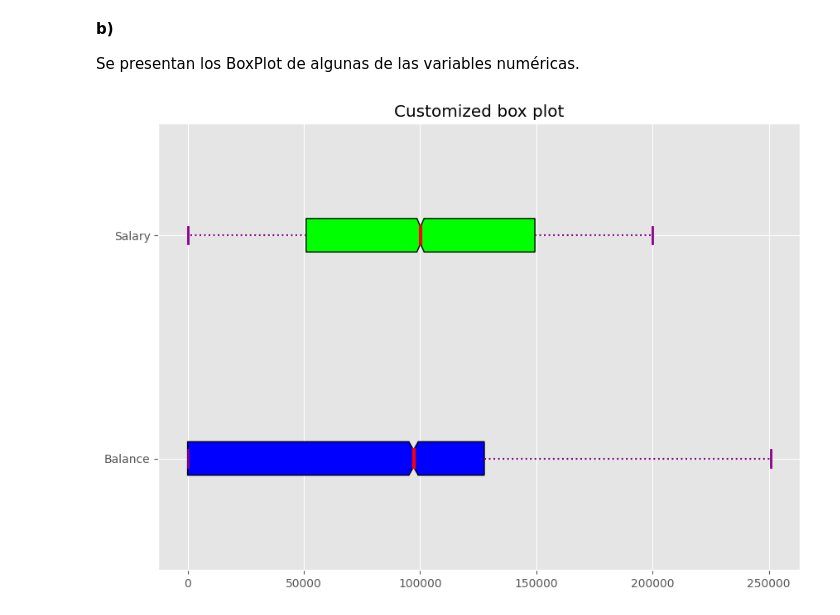
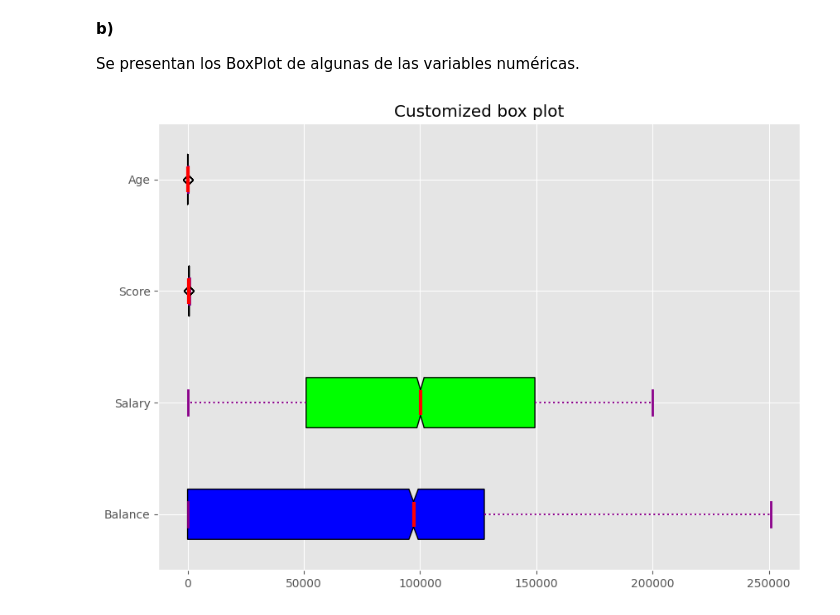
Before and after one commit to LeobardoEnriquezH/MultivariateAnalysis, a Jupyter notebook: practic1/3_Churn_Bank_Dataset.ipynb, the cells around one changed output. Cells and saved outputs as stored; diff of their text form; code cells hidden in the pictures.

```diff
--- a/practic1/3_Churn_Bank_Dataset.ipynb
+++ b/practic1/3_Churn_Bank_Dataset.ipynb
@@ -148,10 +149,10 @@ Se presentan los BoxPlot de algunas de las variables numéricas.
 np.random.seed(10)
 Balance = churn_df['Balance']
 Salary = churn_df['EstimatedSalary']
+Score = churn_df['CreditScore']
+Age = churn_df['Age']
 
-
-
-data = [Balance, Salary]
+data = [Balance, Salary, Score, Age]
 
 fig = plt.figure(figsize =(10, 7))
 ax = fig.add_subplot(111)
@@ -160,7 +161,7 @@ ax = fig.add_subplot(111)
 bp = ax.boxplot(data, patch_artist = True,
                 notch ='True', vert = 0)
 
-colors = ['#0000FF', '#00FF00']
+colors = ['#0000FF', '#00FF00', '#0000FF', '#00FF00']
 
 for patch, color in zip(bp['boxes'], colors):
     patch.set_facecolor(color)
@@ -176,32 +177,32 @@ for whisker in bp['whiskers']:
 # caps
 for cap in bp['caps']:
     cap.set(color ='#8B008B',
             linewidth = 2)
 
 # changing color and linewidth of
 # medians
 for median in bp['medians']:
     median.set(color ='red',
                linewidth = 3)
 
 # changing style of fliers
 for flier in bp['fliers']:
     flier.set(marker ='D',
               color ='#e7298a',
               alpha = 0.5)
 
 # x-axis labels
-ax.set_yticklabels(['Balance', 'Salary'])
+ax.set_yticklabels(['Balance', 'Salary', 'Score','Age'])
 
 # Adding title
 plt.title("Customized box plot")
 
 # Removing top axes and right axes
 # ticks
 ax.get_xaxis().tick_bottom()
 ax.get_yaxis().tick_left()
 
 # show plot
 plt.show()
 # %% [output]
-[figure, old version]
+[figure, new version]
```
Also changed, not shown: parts of 7 cells of this notebook.
